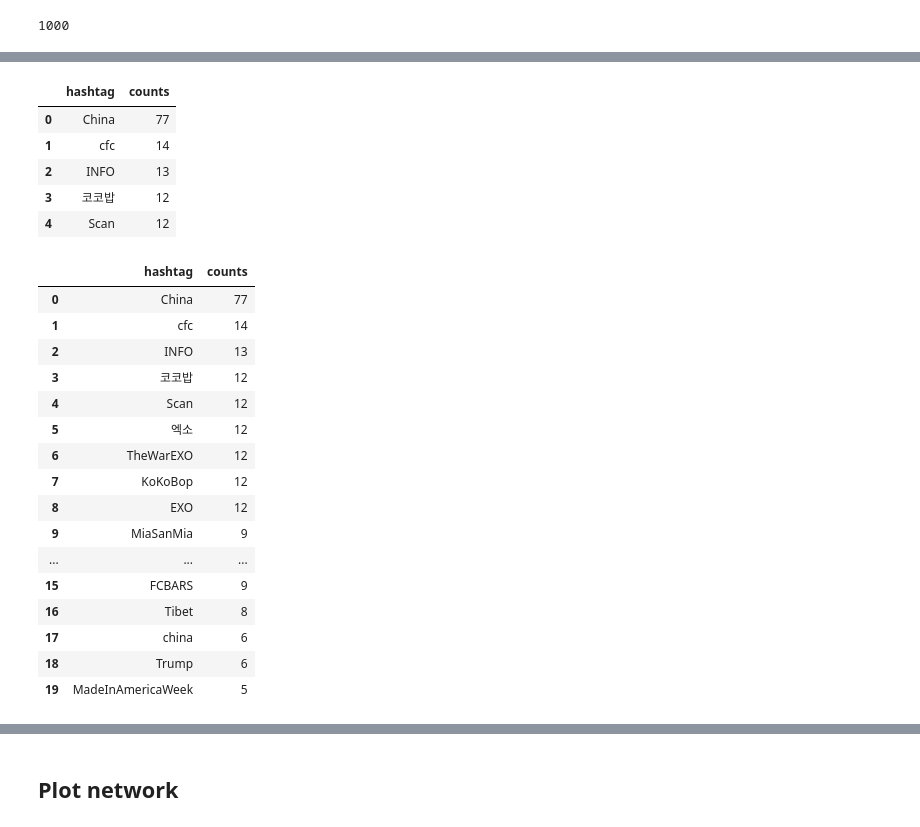
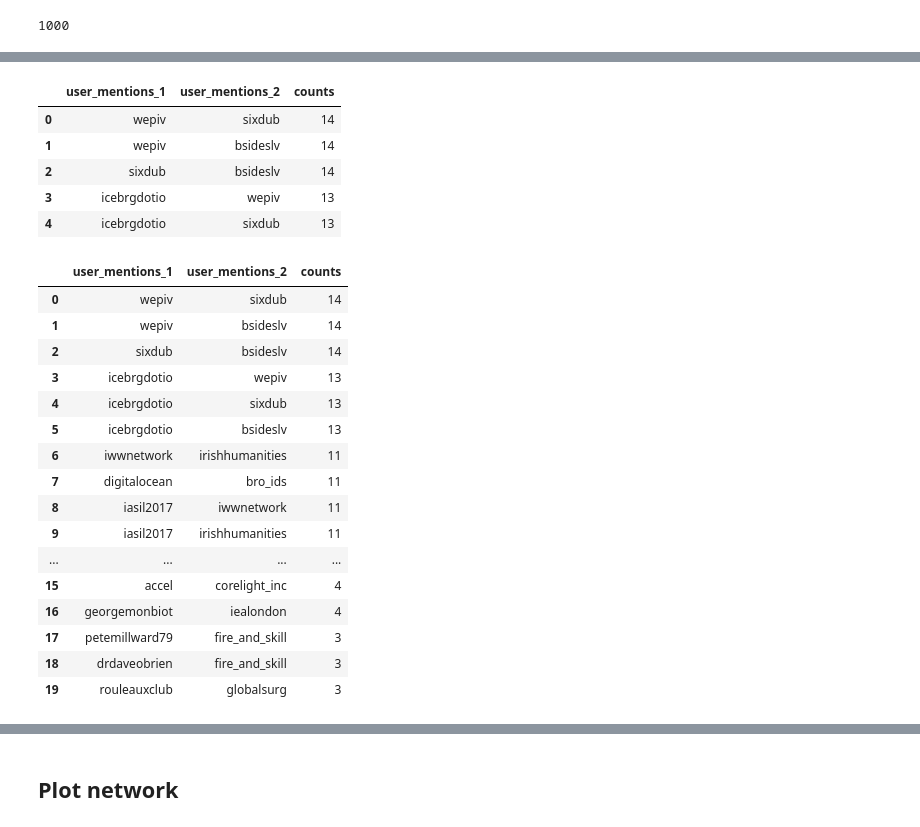
Before and after one commit to napsternxg/GET17_SNA, a Jupyter notebook: notebooks/Twitter.ipynb, the cells around one changed output, grey strips where cells are left out. Cells and saved outputs as stored; diff of their text form; code cells hidden in the pictures.

```diff
--- a/notebooks/Twitter.ipynb
+++ b/notebooks/Twitter.ipynb
@@ -266,10 +272,13 @@ status.entities
 # %%
-def get_hashtags(statuses):
-    hashtag_counts = defaultdict(int)
-    hashtag_network = defaultdict(int)
+def get_entities(statuses, entity_type, text_property):
+    entity_counts = defaultdict(int)
+    entity_network = defaultdict(int)
     for status in statuses:
-        for i, hashtag in enumerate(status.entities["hashtags"]):
-            hashtag_counts[hashtag["text"]] += 1
-            for j, hashtag_2 in enumerate(status.entities["hashtags"][i+1:], start=i+1):
-                hashtag_network[(hashtag["text"],hashtag_2["text"])] += 1
-    return hashtag_counts, hashtag_network
+        for i, entity in enumerate(status.entities[entity_type]):
+            entity_counts[entity[text_property].lower()] += 1
+            for j, entity_2 in enumerate(status.entities[entity_type][i+1:], start=i+1):
+                entity_network[(
+                    entity[text_property].lower(),
+                    entity_2[text_property].lower()
+                )] += 1
+    return entity_counts, entity_network
@@ -278 +285,5 @@ hashtag_counts, hashtag_network = get_hashtags(statuses)
+# %%
+entity_type="user_mentions"
+text_property="screen_name"
+entity_counts, entity_network = get_entities(statuses, entity_type, text_property)
 # %%
@@ -291,33 +322,36 @@ df_hashtags.head()
 # %%
-df_hashtags = pd.DataFrame(list(hashtag_counts.items()),
-                           columns=["hashtag", "counts"]).sort_values(
+df_entity_pairs = pd.DataFrame([(k1, k2, v) for (k1,k2), v in entity_network.items()],
+                           columns=[
+                               "{}_1".format(entity_type),
+                               "{}_2".format(entity_type),
+                               "counts"]).sort_values(
     "counts", ascending=False
 ).reset_index(drop=True)
-df_hashtags.head()
+df_entity_pairs.head()
 # %% [output]
-|  | hashtag | counts |
-| 0 | China | 77 |
-| 1 | cfc | 14 |
-| 2 | INFO | 13 |
-| 3 | 코코밥 | 12 |
-| 4 | Scan | 12 |
+|  | user_mentions_1 | user_mentions_2 | counts |
+| 0 | wepiv | sixdub | 14 |
+| 1 | wepiv | bsideslv | 14 |
+| 2 | sixdub | bsideslv | 14 |
+| 3 | icebrgdotio | wepiv | 13 |
+| 4 | icebrgdotio | sixdub | 13 |
 # %%
-df_hashtags.head(20)
+df_entity_pairs.head(20)
 # %% [output]
-|  | hashtag | counts |
-| 0 | China | 77 |
-| 1 | cfc | 14 |
-| 2 | INFO | 13 |
-| 3 | 코코밥 | 12 |
-| 4 | Scan | 12 |
-| 5 | 엑소 | 12 |
-| 6 | TheWarEXO | 12 |
-| 7 | KoKoBop | 12 |
-| 8 | EXO | 12 |
-| 9 | MiaSanMia | 9 |
-| ... | ... | ... |
-| 15 | FCBARS | 9 |
-| 16 | Tibet | 8 |
-| 17 | china | 6 |
-| 18 | Trump | 6 |
-| 19 | MadeInAmericaWeek | 5 |
+|  | user_mentions_1 | user_mentions_2 | counts |
+| 0 | wepiv | sixdub | 14 |
+| 1 | wepiv | bsideslv | 14 |
+| 2 | sixdub | bsideslv | 14 |
+| 3 | icebrgdotio | wepiv | 13 |
+| 4 | icebrgdotio | sixdub | 13 |
+| 5 | icebrgdotio | bsideslv | 13 |
+| 6 | iwwnetwork | irishhumanities | 11 |
+| 7 | digitalocean | bro_ids | 11 |
+| 8 | iasil2017 | iwwnetwork | 11 |
+| 9 | iasil2017 | irishhumanities | 11 |
+| ... | ... | ... | ... |
+| 15 | accel | corelight_inc | 4 |
+| 16 | georgemonbiot | iealondon | 4 |
+| 17 | petemillward79 | fire_and_skill | 3 |
+| 18 | drdaveobrien | fire_and_skill | 3 |
+| 19 | rouleauxclub | globalsurg | 3 |
```
Also changed, not shown: parts of 25 cells of this notebook, 1 other file.
